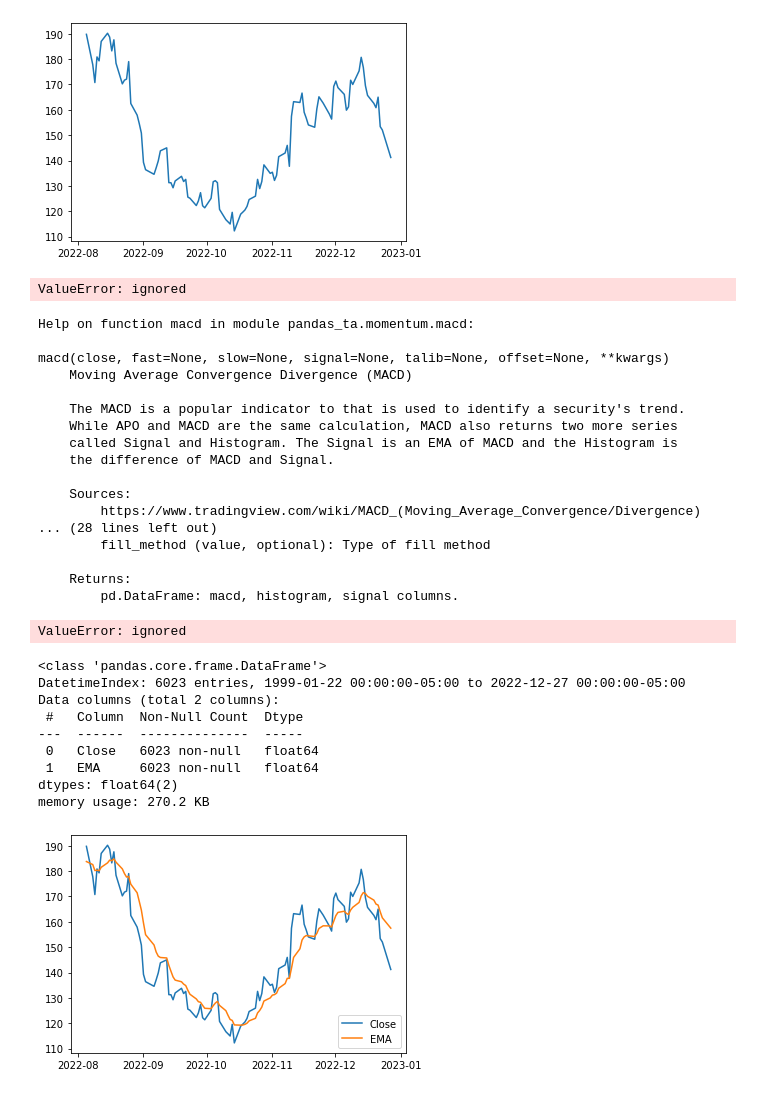
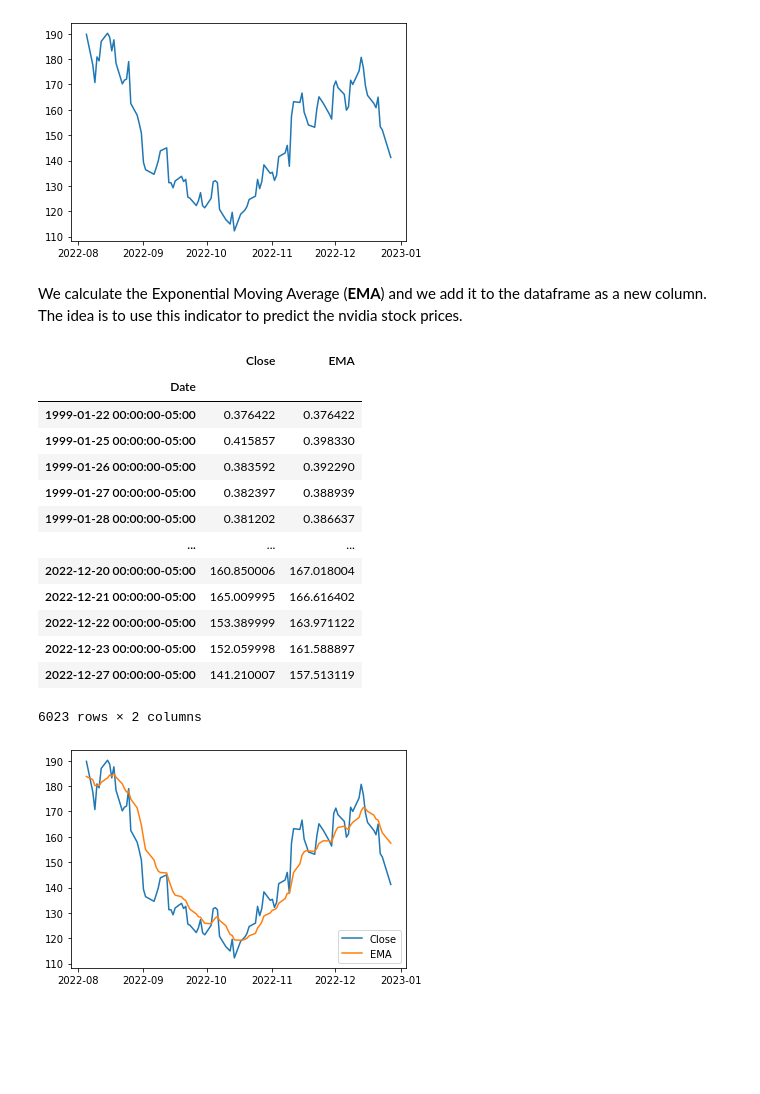
Before and after one commit to CescaNeri/ML-stocks-prediction, a Jupyter notebook: stock_prediction.ipynb, the cells around one changed output. Drawn from its saved outputs; the diff is of its cells as text; code cells hidden in the pictures; blank space fills up the shorter version.

```diff
--- a/stock_prediction.ipynb
+++ b/stock_prediction.ipynb
@@ -498,54 +455,32 @@ plt.plot(nvidia.iloc[-100:]['Close'])
 # %% [output]
 [<matplotlib.lines.Line2D at 0x...>]
 [figure]
-# %%
-indicators = ['ema', 'rsi', 'macd', 'bbands']
-
-for indicator in indicators:
-  nvidia[indicator] = eval('TA.' + indicator + '(nvidia)')
-# %% [output]
-ValueError: ignored
-# %%
-help(ta.macd)
-# %% [output]
-Help on function macd in module pandas_ta.momentum.macd:
-
-macd(close, fast=None, slow=None, signal=None, talib=None, offset=None, **kwargs)
-    Moving Average Convergence Divergence (MACD)
-
-    The MACD is a popular indicator to that is used to identify a security's trend.
-    While APO and MACD are the same calculation, MACD also returns two more series
-    called Signal and Histogram. The Signal is an EMA of MACD and the Histogram is
-    the difference of MACD and Signal.
-
-    Sources:
-        https://www.tradingview.com/wiki/MACD_(Moving_Average_Convergence/Divergence)
-... (28 lines left out)
-        fill_method (value, optional): Type of fill method
-
-    Returns:
-        pd.DataFrame: macd, histogram, signal columns.
+# %% [markdown]
+We calculate the Exponential Moving Average (**EMA**) and we add it to the dataframe as a new column. The idea is to use this indicator to predict the nvidia stock prices.
 # %%
-nvidia['EMA'] = nvidia.ta.bbands()
+nvidia['EMA'] = TA.EMA(nvidia)
-# %% [output]
-ValueError: ignored
 # %%
 to_del = ['Open', 'High', 'Low', 'Volume', 'Dividends', 'Stock Splits']
 
 for col in to_del:
   del nvidia[col]
 # %%
-nvidia.info()
+nvidia
 # %% [output]
+|  | Close | EMA |
+| Date |  |  |
+| 1999-01-22 00:00:00-05:00 | 0.376422 | 0.376422 |
+| 1999-01-25 00:00:00-05:00 | 0.415857 | 0.398330 |
+| 1999-01-26 00:00:00-05:00 | 0.383592 | 0.392290 |
+| 1999-01-27 00:00:00-05:00 | 0.382397 | 0.388939 |
+| 1999-01-28 00:00:00-05:00 | 0.381202 | 0.386637 |
+| ... | ... | ... |
+| 2022-12-20 00:00:00-05:00 | 160.850006 | 167.018004 |
+| 2022-12-21 00:00:00-05:00 | 165.009995 | 166.616402 |
+| 2022-12-22 00:00:00-05:00 | 153.389999 | 163.971122 |
+| 2022-12-23 00:00:00-05:00 | 152.059998 | 161.588897 |
+| 2022-12-27 00:00:00-05:00 | 141.210007 | 157.513119 |
-<class 'pandas.core.frame.DataFrame'>
-DatetimeIndex: 6023 entries, 1999-01-22 00:00:00-05:00 to 2022-12-27 00:00:00-05:00
-Data columns (total 2 columns):
- #   Column  Non-Null Count  Dtype
----  ------  --------------  -----
- 0   Close   6023 non-null   float64
- 1   EMA     6023 non-null   float64
-dtypes: float64(2)
-memory usage: 270.2 KB
+6023 rows × 2 columns
 # %%
 plt.plot(nvidia.iloc[-100:]['Close'])
 plt.plot(nvidia.iloc[-100:]['EMA'])
```
Also changed, not shown: parts of 9 cells of this notebook.
